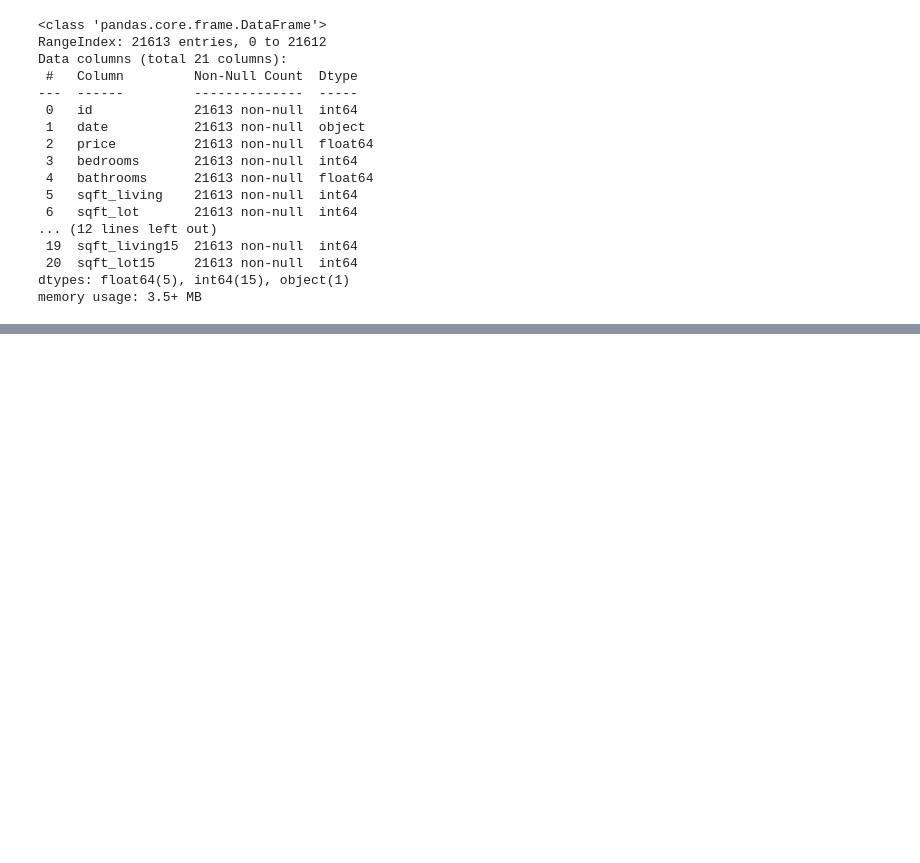
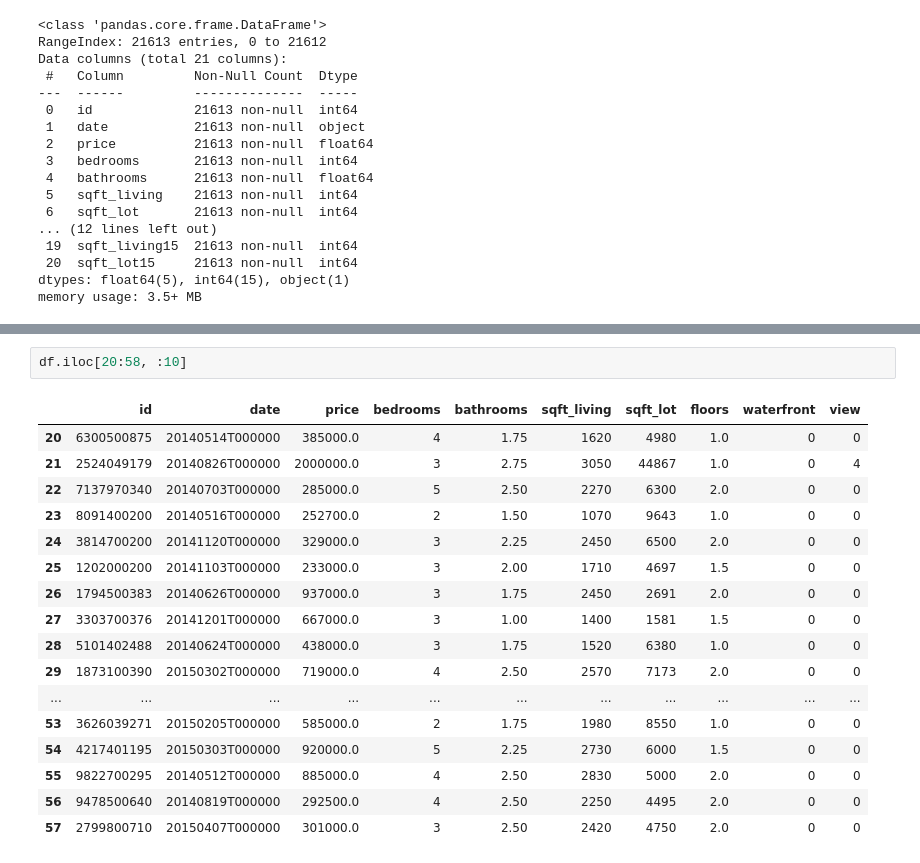
Before and after one commit to rakhii2003/Python-Data-Science, a Jupyter notebook: analysis/analysis1.ipynb, the cells around one changed output, grey strips where cells are left out. Saved outputs shown, nothing was run; the diff lists cells and outputs as text; blank space fills up the shorter version.

```diff
--- a/analysis/analysis1.ipynb
+++ b/analysis/analysis1.ipynb
@@ -121,0 +259,20 @@ df.describe()
+# %%
+df.iloc[20:58, :10]
+# %% [output]
+|  | id | date | price | bedrooms | bathrooms | sqft_living | sqft_lot | floors | waterfront | view |
+| 20 | 6300500875 | 20140514T000000 | 385000.0 | 4 | 1.75 | 1620 | 4980 | 1.0 | 0 | 0 |
+| 21 | 2524049179 | 20140826T000000 | 2000000.0 | 3 | 2.75 | 3050 | 44867 | 1.0 | 0 | 4 |
+| 22 | 7137970340 | 20140703T000000 | 285000.0 | 5 | 2.50 | 2270 | 6300 | 2.0 | 0 | 0 |
+| 23 | 8091400200 | 20140516T000000 | 252700.0 | 2 | 1.50 | 1070 | 9643 | 1.0 | 0 | 0 |
+| 24 | 3814700200 | 20141120T000000 | 329000.0 | 3 | 2.25 | 2450 | 6500 | 2.0 | 0 | 0 |
+| 25 | 1202000200 | 20141103T000000 | 233000.0 | 3 | 2.00 | 1710 | 4697 | 1.5 | 0 | 0 |
+| 26 | 1794500383 | 20140626T000000 | 937000.0 | 3 | 1.75 | 2450 | 2691 | 2.0 | 0 | 0 |
+| 27 | 3303700376 | 20141201T000000 | 667000.0 | 3 | 1.00 | 1400 | 1581 | 1.5 | 0 | 0 |
+| 28 | 5101402488 | 20140624T000000 | 438000.0 | 3 | 1.75 | 1520 | 6380 | 1.0 | 0 | 0 |
+| 29 | 1873100390 | 20150302T000000 | 719000.0 | 4 | 2.50 | 2570 | 7173 | 2.0 | 0 | 0 |
+| ... | ... | ... | ... | ... | ... | ... | ... | ... | ... | ... |
+| 53 | 3626039271 | 20150205T000000 | 585000.0 | 2 | 1.75 | 1980 | 8550 | 1.0 | 0 | 0 |
+| 54 | 4217401195 | 20150303T000000 | 920000.0 | 5 | 2.25 | 2730 | 6000 | 1.5 | 0 | 0 |
+| 55 | 9822700295 | 20140512T000000 | 885000.0 | 4 | 2.50 | 2830 | 5000 | 2.0 | 0 | 0 |
+| 56 | 9478500640 | 20140819T000000 | 292500.0 | 4 | 2.50 | 2250 | 4495 | 2.0 | 0 | 0 |
+| 57 | 2799800710 | 20150407T000000 | 301000.0 | 3 | 2.50 | 2420 | 4750 | 2.0 | 0 | 0 |
```
Also changed, not shown: parts of 27 cells of this notebook, 1 other file.
